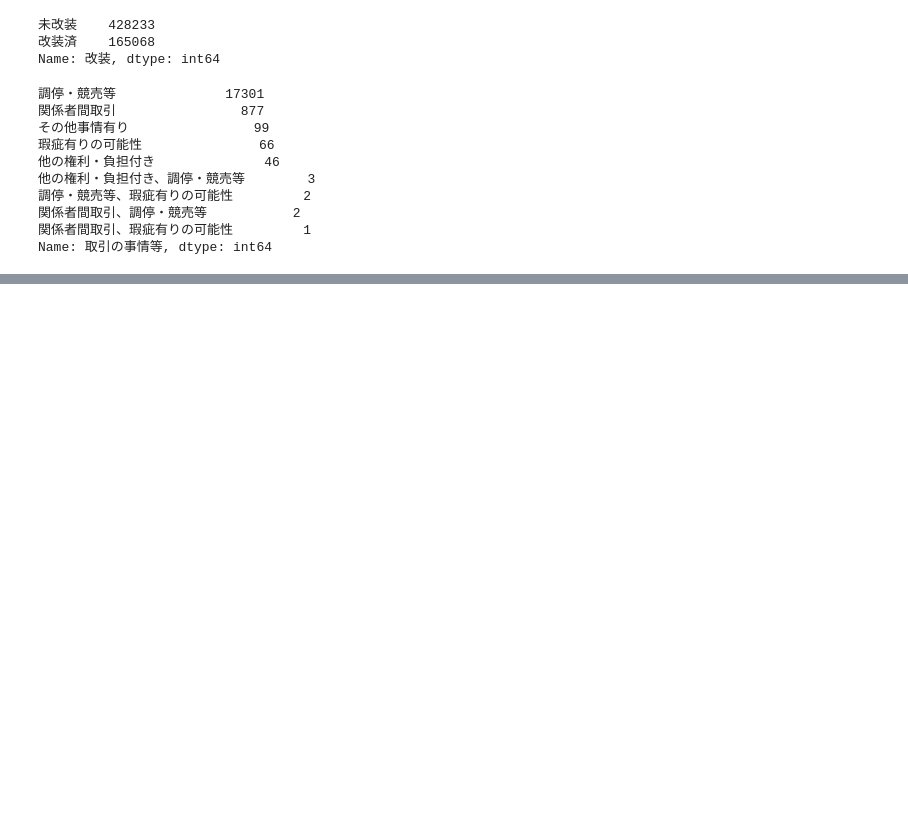
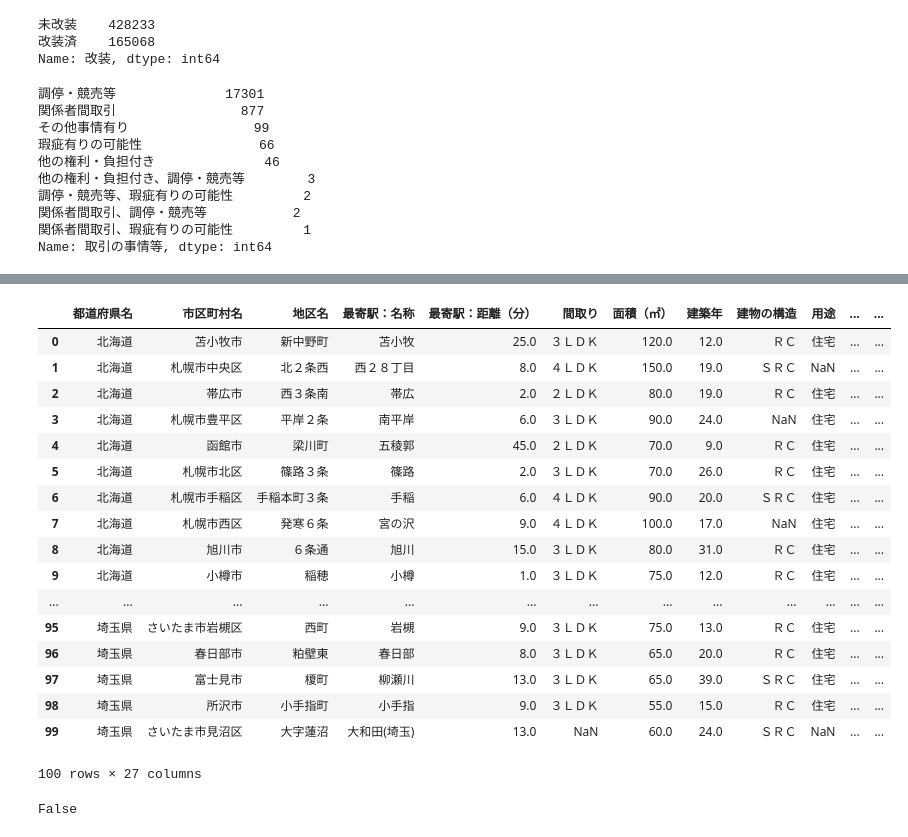
Before and after one commit to jinwatanabe/Docker_gpu_env, a Jupyter notebook: notebook/nishika/old_apartment_2020/EDA.ipynb, the cells around one changed output, grey strips where cells are left out. Drawn from its saved outputs; the diff is of its cells as text; code cells hidden in the pictures; blank space fills up the shorter version.

```diff
--- a/notebook/nishika/old_apartment_2020/EDA.ipynb
+++ b/notebook/nishika/old_apartment_2020/EDA.ipynb
@@ -431,0 +468,29 @@ memory usage: 94.5+ MB
+# %%
+area = pd.read_csv('area_axis.csv')
+# %%
+df = pd.merge(df, area, on="場所")
+# %%
+df.head(100)
+# %% [output]
+|  | 都道府県名 | 市区町村名 | 地区名 | 最寄駅：名称 | 最寄駅：距離（分） | 間取り | 面積（㎡） | 建築年 | 建物の構造 | 用途 | ... | ... |
+| 0 | 北海道 | 苫小牧市 | 新中野町 | 苫小牧 | 25.0 | ３ＬＤＫ | 120.0 | 12.0 | ＲＣ | 住宅 | ... | ... |
+| 1 | 北海道 | 札幌市中央区 | 北２条西 | 西２８丁目 | 8.0 | ４ＬＤＫ | 150.0 | 19.0 | ＳＲＣ | NaN | ... | ... |
+| 2 | 北海道 | 帯広市 | 西３条南 | 帯広 | 2.0 | ２ＬＤＫ | 80.0 | 19.0 | ＲＣ | 住宅 | ... | ... |
+| 3 | 北海道 | 札幌市豊平区 | 平岸２条 | 南平岸 | 6.0 | ３ＬＤＫ | 90.0 | 24.0 | NaN | 住宅 | ... | ... |
+| 4 | 北海道 | 函館市 | 梁川町 | 五稜郭 | 45.0 | ２ＬＤＫ | 70.0 | 9.0 | ＲＣ | 住宅 | ... | ... |
+| 5 | 北海道 | 札幌市北区 | 篠路３条 | 篠路 | 2.0 | ３ＬＤＫ | 70.0 | 26.0 | ＲＣ | 住宅 | ... | ... |
+| 6 | 北海道 | 札幌市手稲区 | 手稲本町３条 | 手稲 | 6.0 | ４ＬＤＫ | 90.0 | 20.0 | ＳＲＣ | 住宅 | ... | ... |
+| 7 | 北海道 | 札幌市西区 | 発寒６条 | 宮の沢 | 9.0 | ４ＬＤＫ | 100.0 | 17.0 | NaN | 住宅 | ... | ... |
+| 8 | 北海道 | 旭川市 | ６条通 | 旭川 | 15.0 | ３ＬＤＫ | 80.0 | 31.0 | ＲＣ | 住宅 | ... | ... |
+| 9 | 北海道 | 小樽市 | 稲穂 | 小樽 | 1.0 | ３ＬＤＫ | 75.0 | 12.0 | ＲＣ | 住宅 | ... | ... |
+| ... | ... | ... | ... | ... | ... | ... | ... | ... | ... | ... | ... | ... |
+| 95 | 埼玉県 | さいたま市岩槻区 | 西町 | 岩槻 | 9.0 | ３ＬＤＫ | 75.0 | 13.0 | ＲＣ | 住宅 | ... | ... |
+| 96 | 埼玉県 | 春日部市 | 粕壁東 | 春日部 | 8.0 | ３ＬＤＫ | 65.0 | 20.0 | ＲＣ | 住宅 | ... | ... |
+| 97 | 埼玉県 | 富士見市 | 榎町 | 柳瀬川 | 13.0 | ３ＬＤＫ | 65.0 | 39.0 | ＳＲＣ | 住宅 | ... | ... |
+| 98 | 埼玉県 | 所沢市 | 小手指町 | 小手指 | 9.0 | ３ＬＤＫ | 55.0 | 15.0 | ＲＣ | 住宅 | ... | ... |
+| 99 | 埼玉県 | さいたま市見沼区 | 大字蓮沼 | 大和田(埼玉) | 13.0 | NaN | 60.0 | 24.0 | ＳＲＣ | NaN | ... | ... |
+100 rows × 27 columns
+# %%
+"茨城県北相馬郡利根町" in df["場所"].tolist()
+# %% [output]
+False
```
Also changed, not shown: parts of 10 cells of this notebook, 4 other files.
